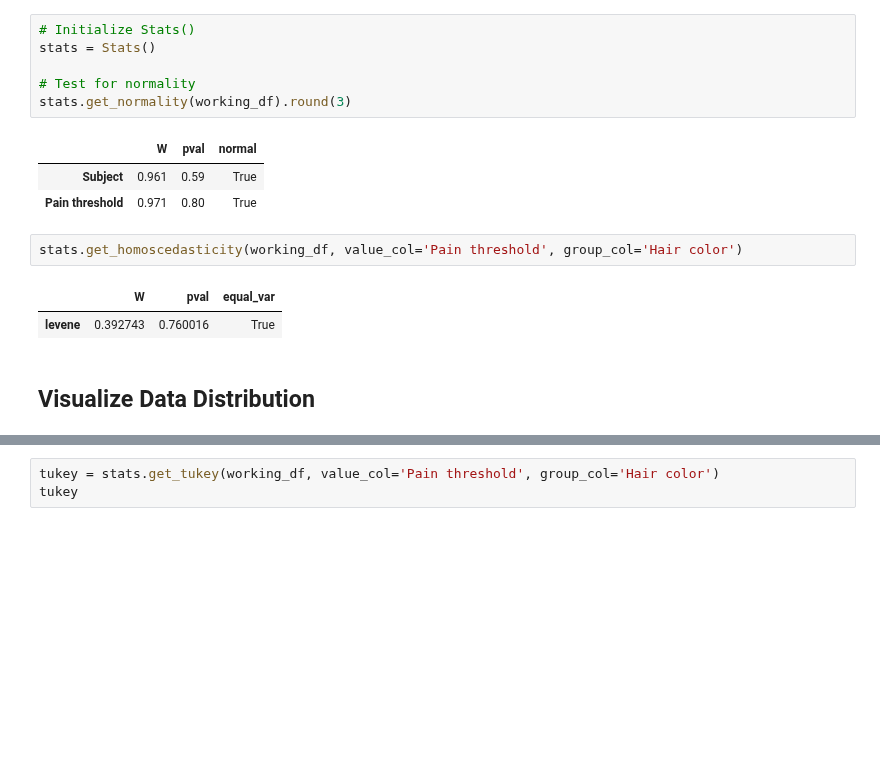
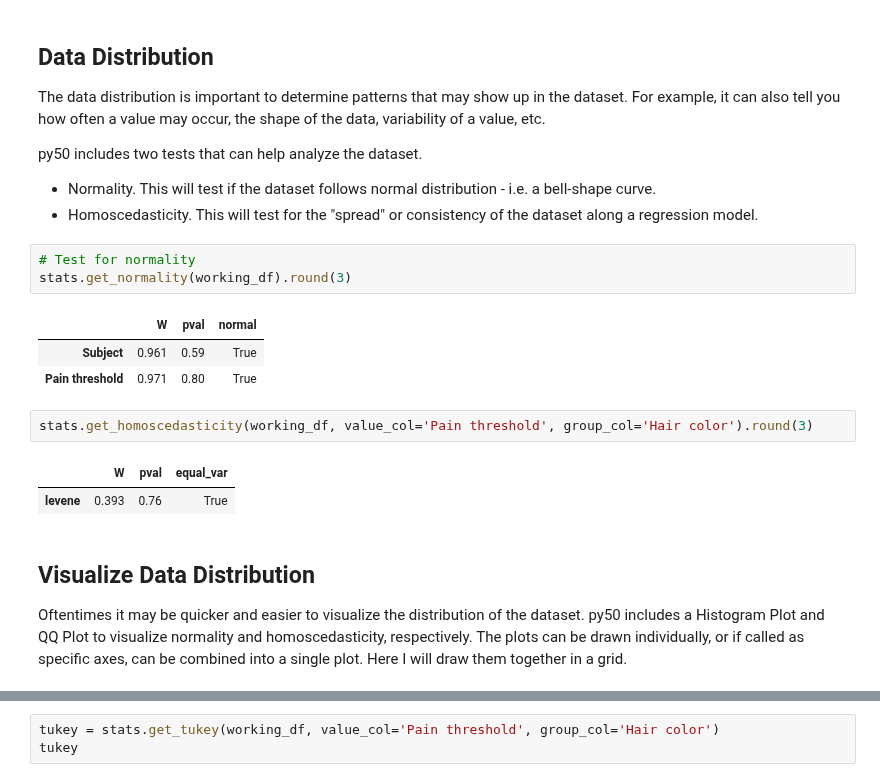
Before and after one commit to tlint101/py50, a Jupyter notebook: tutorials/006_statistics_quickstart.ipynb, the cells around one changed output, grey strips where cells are left out. Drawn from its saved outputs; the diff is of its cells as text; blank space fills up the shorter version.

```diff
--- a/tutorials/006_statistics_quickstart.ipynb
+++ b/tutorials/006_statistics_quickstart.ipynb
@@ -43,7 +40,11 @@ List of Groups in Dataset: ['Light Blond' 'Dark Blond' 'Light Brunette' 'Dark Br
+# %% [markdown]
+## Data Distribution
+The data distribution is important to determine patterns that may show up in the dataset. For example, it can also tell you how often a value may occur, the shape of the data, variability of a value, etc.
+
+py50 includes two tests that can help analyze the dataset.
+- Normality. This will test if the dataset follows normal distribution - i.e. a bell-shape curve.
+- Homoscedasticity. This will test for the "spread" or consistency of the dataset along a regression model.
 # %%
-# Initialize Stats()
-stats = Stats()
-
 # Test for normality
 stats.get_normality(working_df).round(3)
 # %% [output]
@@ -51,10 +52,11 @@ stats.get_normality(working_df).round(3)
 | Subject | 0.961 | 0.59 | True |
 | Pain threshold | 0.971 | 0.80 | True |
 # %%
-stats.get_homoscedasticity(working_df, value_col='Pain threshold', group_col='Hair color')
+stats.get_homoscedasticity(working_df, value_col='Pain threshold', group_col='Hair color').round(3)
 # %% [output]
 |  | W | pval | equal_var |
-| levene | 0.392743 | 0.760016 | True |
+| levene | 0.393 | 0.76 | True |
 # %% [markdown]
 ## Visualize Data Distribution
+Oftentimes it may be quicker and easier to visualize the distribution of the dataset. py50 includes a Histogram Plot and QQ Plot to visualize normality and homoscedasticity, respectively. The plots can be drawn individually, or if called as specific axes, can be combined into a single plot. Here I will draw them together in a grid.
 # %%
```
Also changed, not shown: parts of 26 cells of this notebook, 1 other file.
